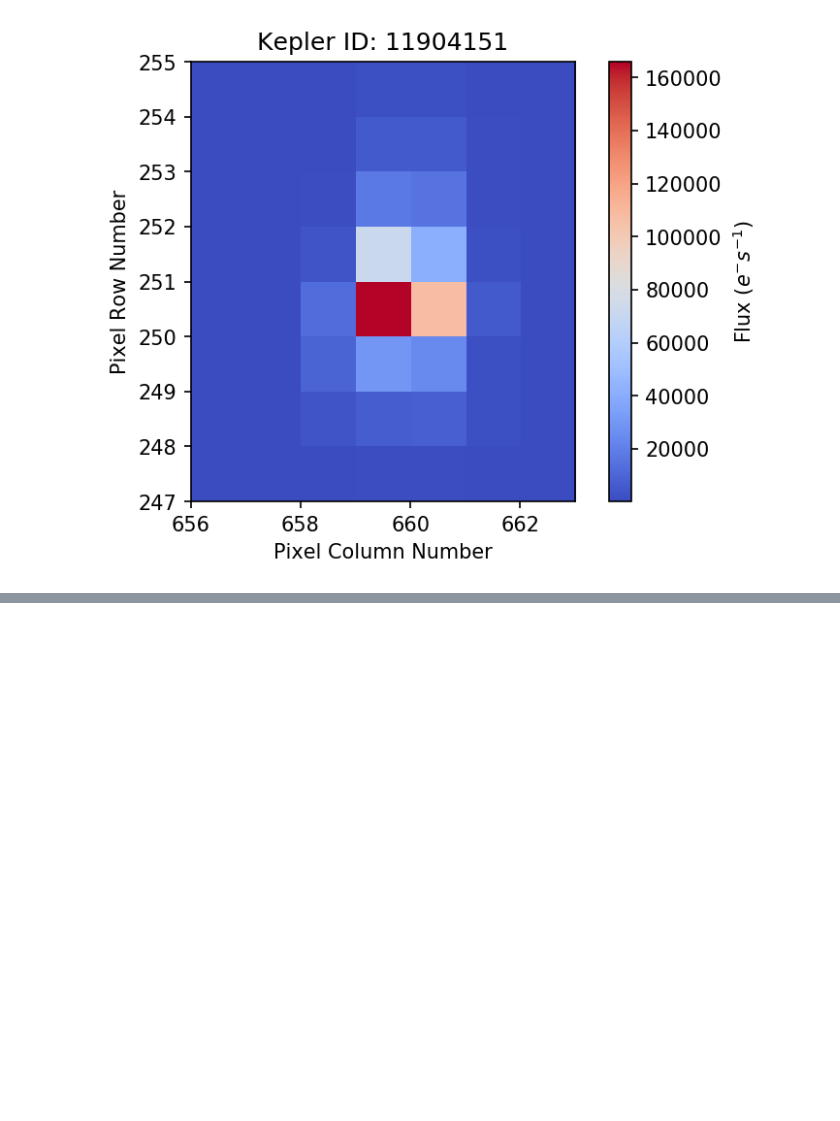
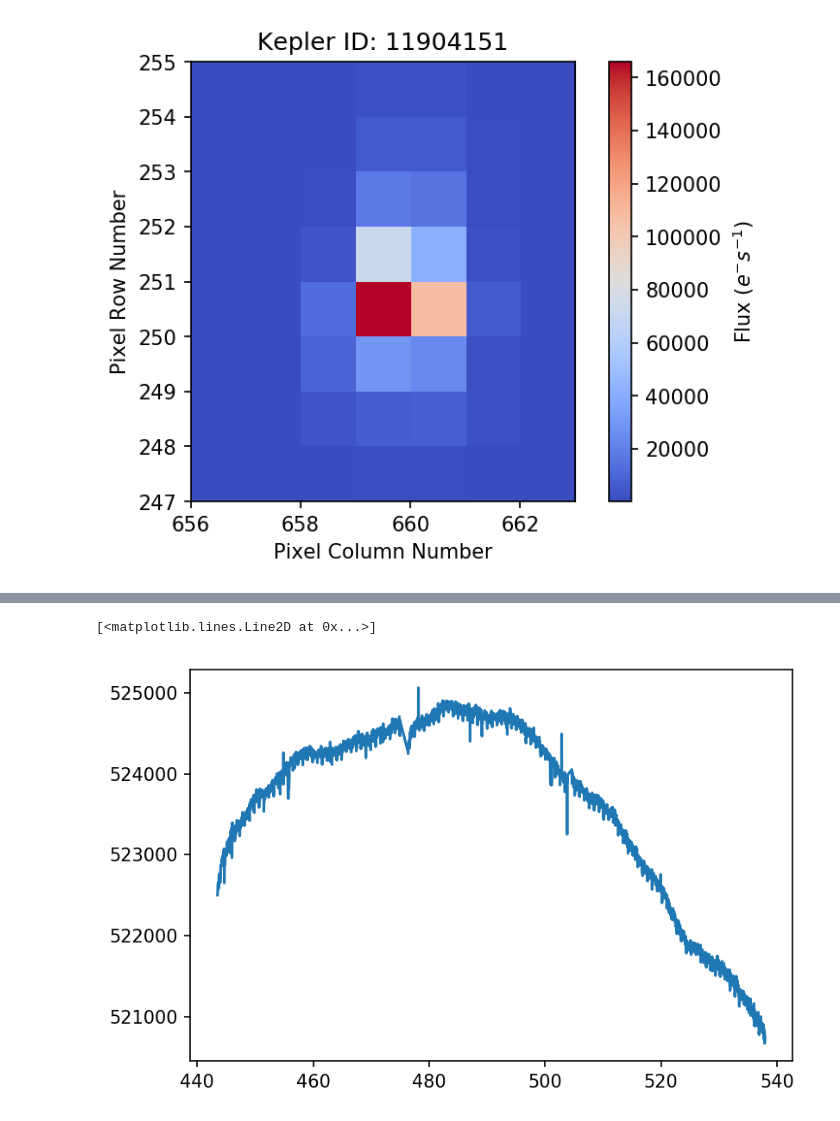
Before and after one commit to mirca/vaneska, a Jupyter notebook: demo-flat-field.ipynb, the cells around one changed output, grey strips where cells are left out. Drawn from its saved outputs; the diff is of its cells as text; code cells hidden in the pictures; blank space fills up the shorter version.

```diff
--- a/demo-flat-field.ipynb
+++ b/demo-flat-field.ipynb
@@ -59,0 +90,6 @@ with tf.Session() as session:
+# %%
+psf_flux = []
+# %%
+for i in tqdm(range((tpf.shape[0] - 10) // 10)):
+    optimizer.minimize(session=session, feed_dict={data: tpf.flux[i*10:(i+1)*10] + tpf.flux_bkg[i*10:(i+1)*10]})
+    psf_flux.append(session.run([fluxes]))
@@ -74,0 +172,5 @@ I think that's ok for a pretty wrong model.
+# %%
+plt.plot(tpf.time[:len(psf_flux)], psf_flux)
+# %% [output]
+[<matplotlib.lines.Line2D at 0x...>]
+[figure, added]
```
Also changed, not shown: parts of 21 cells of this notebook.
